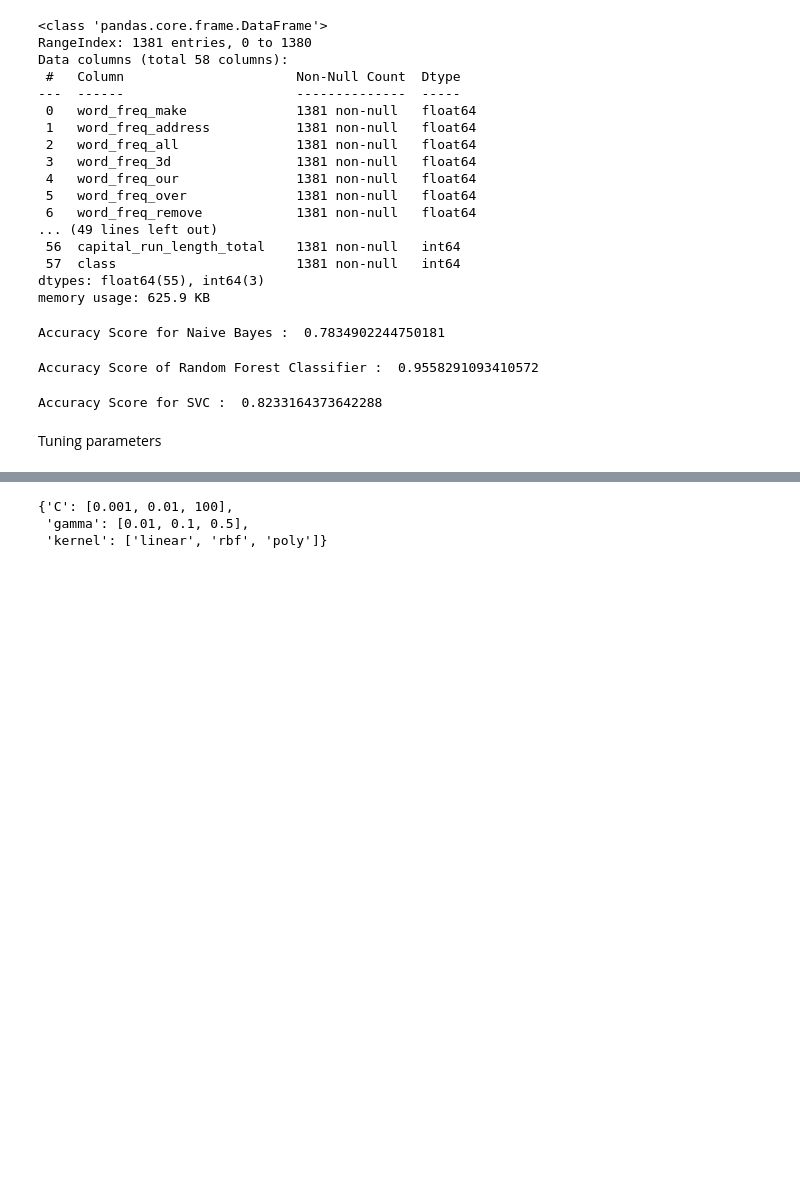
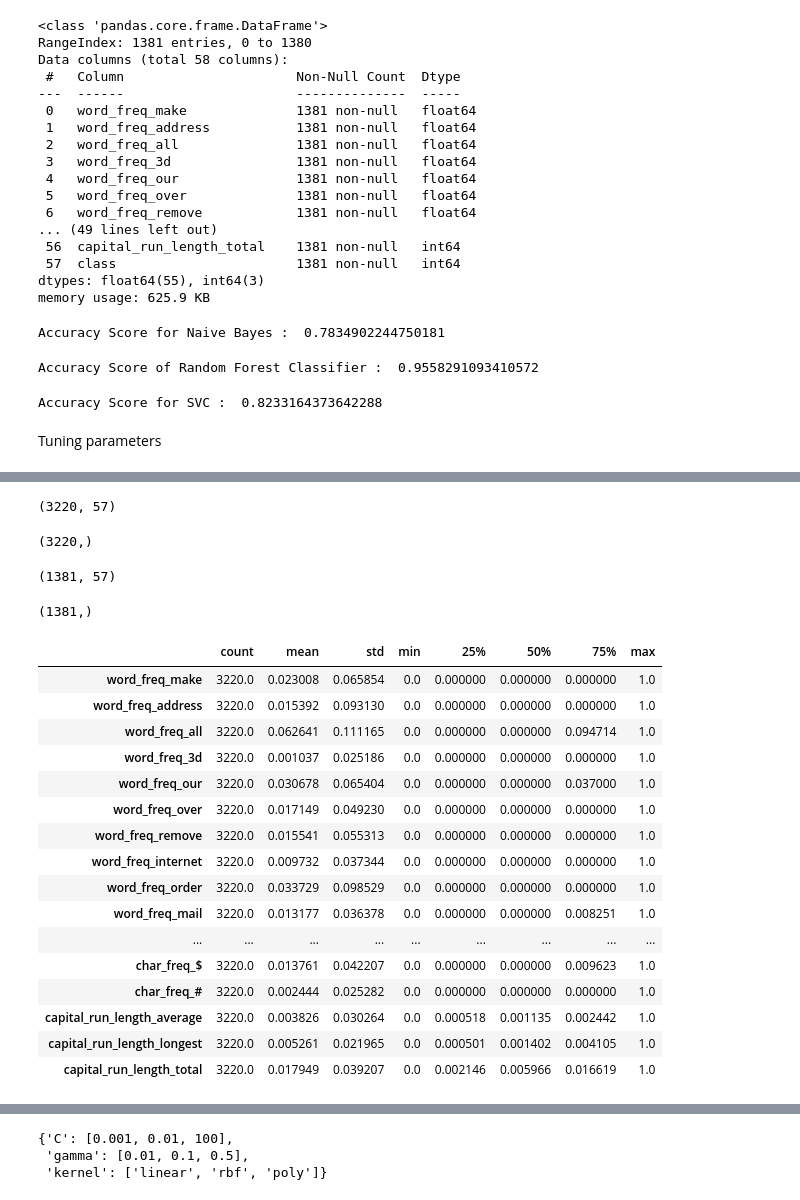
Before and after one commit to VineelaBandi/spam-email-detection, a Jupyter notebook: HW11.ipynb, the cells around one changed output, grey strips where cells are left out. Drawn from its saved outputs; the diff is of its cells as text; code cells hidden in the pictures; blank space fills up the shorter version.

```diff
--- a/HW11.ipynb
+++ b/HW11.ipynb
@@ -116,0 +127,3 @@ Tuning parameters
+# %%
+train_dat = pd.read_csv("train_data.csv")
+test_dat = pd.read_csv("test_data.csv")
@@ -116,0 +214,46 @@ Tuning parameters
+# %%
+#splitting the output variable from the train and test data
+train_X=train_dat.drop('class', axis=1)
+train_y=train_dat['class']
+test_X=test_dat.drop('class', axis=1)
+test_y=test_dat['class']
+# %%
+train_X.shape
+# %% [output]
+(3220, 57)
+# %%
+train_y.shape
+# %% [output]
+(3220,)
+# %%
+test_X.shape
+# %% [output]
+(1381, 57)
+# %%
+test_y.shape
+# %% [output]
+(1381,)
+# %%
+# Normalize data
+from sklearn import preprocessing
+train_scale = preprocessing.MinMaxScaler().fit(train_X)
+train_X_scale = pd.DataFrame(train_scale.transform(train_X),columns=train_X.columns)
+train_X_scale.describe().transpose()
+# %% [output]
+|  | count | mean | std | min | 25% | 50% | 75% | max |
+| word_freq_make | 3220.0 | 0.023008 | 0.065854 | 0.0 | 0.000000 | 0.000000 | 0.000000 | 1.0 |
+| word_freq_address | 3220.0 | 0.015392 | 0.093130 | 0.0 | 0.000000 | 0.000000 | 0.000000 | 1.0 |
+| word_freq_all | 3220.0 | 0.062641 | 0.111165 | 0.0 | 0.000000 | 0.000000 | 0.094714 | 1.0 |
+| word_freq_3d | 3220.0 | 0.001037 | 0.025186 | 0.0 | 0.000000 | 0.000000 | 0.000000 | 1.0 |
+| word_freq_our | 3220.0 | 0.030678 | 0.065404 | 0.0 | 0.000000 | 0.000000 | 0.037000 | 1.0 |
+| word_freq_over | 3220.0 | 0.017149 | 0.049230 | 0.0 | 0.000000 | 0.000000 | 0.000000 | 1.0 |
+| word_freq_remove | 3220.0 | 0.015541 | 0.055313 | 0.0 | 0.000000 | 0.000000 | 0.000000 | 1.0 |
+| word_freq_internet | 3220.0 | 0.009732 | 0.037344 | 0.0 | 0.000000 | 0.000000 | 0.000000 | 1.0 |
+| word_freq_order | 3220.0 | 0.033729 | 0.098529 | 0.0 | 0.000000 | 0.000000 | 0.000000 | 1.0 |
+| word_freq_mail | 3220.0 | 0.013177 | 0.036378 | 0.0 | 0.000000 | 0.000000 | 0.008251 | 1.0 |
+| ... | ... | ... | ... | ... | ... | ... | ... | ... |
+| char_freq_$ | 3220.0 | 0.013761 | 0.042207 | 0.0 | 0.000000 | 0.000000 | 0.009623 | 1.0 |
+| char_freq_# | 3220.0 | 0.002444 | 0.025282 | 0.0 | 0.000000 | 0.000000 | 0.000000 | 1.0 |
+| capital_run_length_average | 3220.0 | 0.003826 | 0.030264 | 0.0 | 0.000518 | 0.001135 | 0.002442 | 1.0 |
+| capital_run_length_longest | 3220.0 | 0.005261 | 0.021965 | 0.0 | 0.000501 | 0.001402 | 0.004105 | 1.0 |
+| capital_run_length_total | 3220.0 | 0.017949 | 0.039207 | 0.0 | 0.002146 | 0.005966 | 0.016619 | 1.0 |
```
Also changed, not shown: parts of 25 cells of this notebook.
